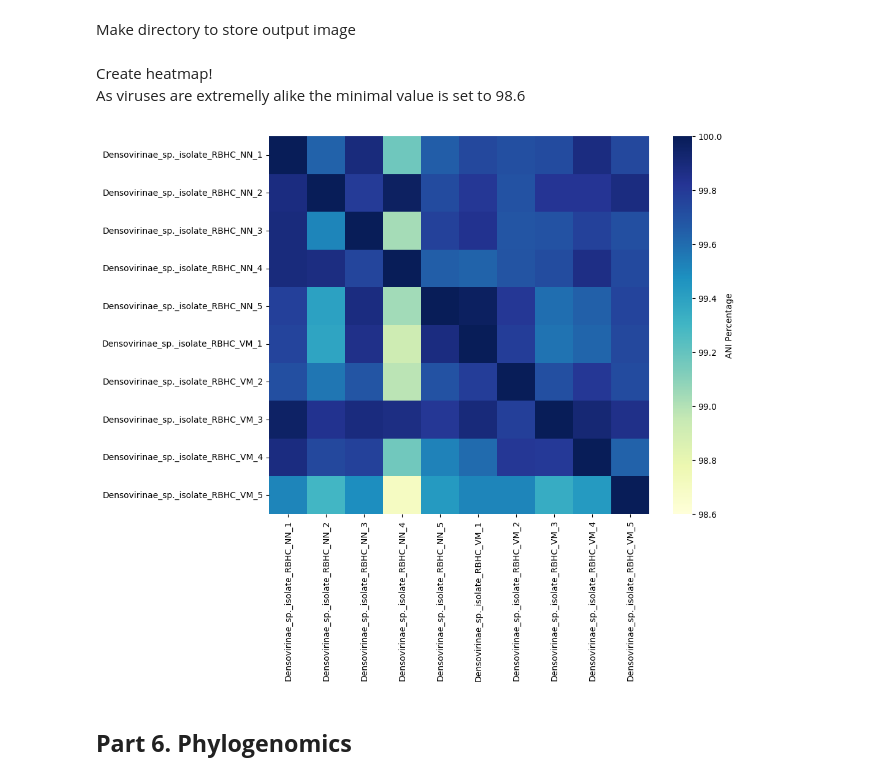
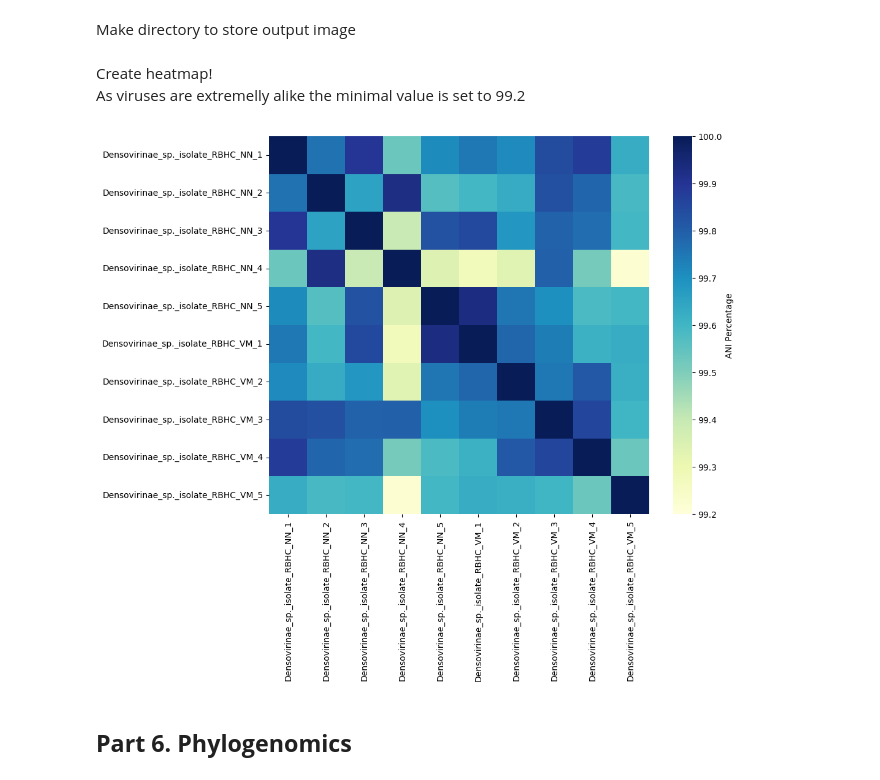
Before and after one commit to PopovIILab/BatShotMetaFlow, a Jupyter notebook: 04_Densoviruses/04_Lab_journal.ipynb, the cells around one changed output. Drawn from its saved outputs; the diff is of its cells as text; code cells hidden in the pictures.

Commit message:
fix ANI heatmap

```diff
--- a/04_Densoviruses/04_Lab_journal.ipynb
+++ b/04_Densoviruses/04_Lab_journal.ipynb
@@ -201,37 +201,60 @@ Make directory to store output image
 ! mkdir images
 # %% [markdown]
 Create heatmap!<br>
-As viruses are extremelly alike the minimal value is set to 98.6
+As viruses are extremelly alike the minimal value is set to 99.2
 # %%
-with open('ANI/fastani.out', 'r') as file:
+
+# Load the FastANI output file
+file_path = "ANI/fastani.out"  # Change to your actual path
+with open(file_path, 'r') as file:
     content = file.readlines()
 
-# Extracting the necessary data from the file
+# Extracting the necessary data
 data = []
 for line in content:
     parts = line.strip().split('\t')
     genome1 = parts[0].split('/')[-1]
     genome2 = parts[1].split('/')[-1]
     ani_value = float(parts[2])
     data.append([genome1, genome2, ani_value])
 
-# Creating a DataFrame
+# Convert to DataFrame
 df = pd.DataFrame(data, columns=['Genome1', 'Genome2', 'ANI'])
 
-# Creating a pivot table for the heatmap
-pivot_table = df.pivot(index='Genome1', columns='Genome2', values='ANI')
+# Create a symmetric ANI matrix by averaging ANI(A, B) and ANI(B, A)
+df_reversed = df.rename(columns={'Genome1': 'Genome2', 'Genome2': 'Genome1'})  # Swap columns
+df_combined = pd.concat([df, df_reversed])  # Merge original and reversed
+df_avg = df_combined.groupby(['Genome1', 'Genome2']).ANI.mean().reset_index()  # Average values
+
+# Create a symmetric pivot table
+pivot_table = df_avg.pivot(index='Genome1', columns='Genome2', values='ANI')
+
+# Fill diagonal with 100 (since ANI(A, A) is always 100)
+for genome in pivot_table.index:
+    pivot_table.at[genome, genome] = 100
+
+# Sort for better visualization
+pivot_table = pivot_table.sort_index(axis=0).sort_index(axis=1)
 
 # Plotting the heatmap
 plt.figure(figsize=(10, 8))
-heatmap = sns.heatmap(pivot_table, annot=False, cmap='YlGnBu', cbar_kws={'label': 'ANI Percentage'}, vmin=98.6, vmax=100)
+heatmap = sns.heatmap(pivot_table,
+                      annot=False,
+                      cmap='YlGnBu',  # Use a clearer colormap
+                      cbar_kws={'label': 'ANI Percentage'},
+                      vmin=99.2,
+                      vmax=100) #,
+                      #linewidths=1,
+                      #linecolor='white')
+
 #plt.xticks(rotation=45, ha='right')
 plt.xticks(rotation=90)
 plt.yticks(rotation=0)
 plt.xlabel(None)
 plt.ylabel(None)
 plt.savefig('images/fastANI_heatmap_x90.png', dpi=600, bbox_inches='tight')
 # %% [output]
-[figure, old version]
+[figure, new version]
 # %% [markdown]
 ## **Part 6. Phylogenomics**
 # %% [markdown]
```
Also changed, not shown: parts of 1 cell of this notebook.
